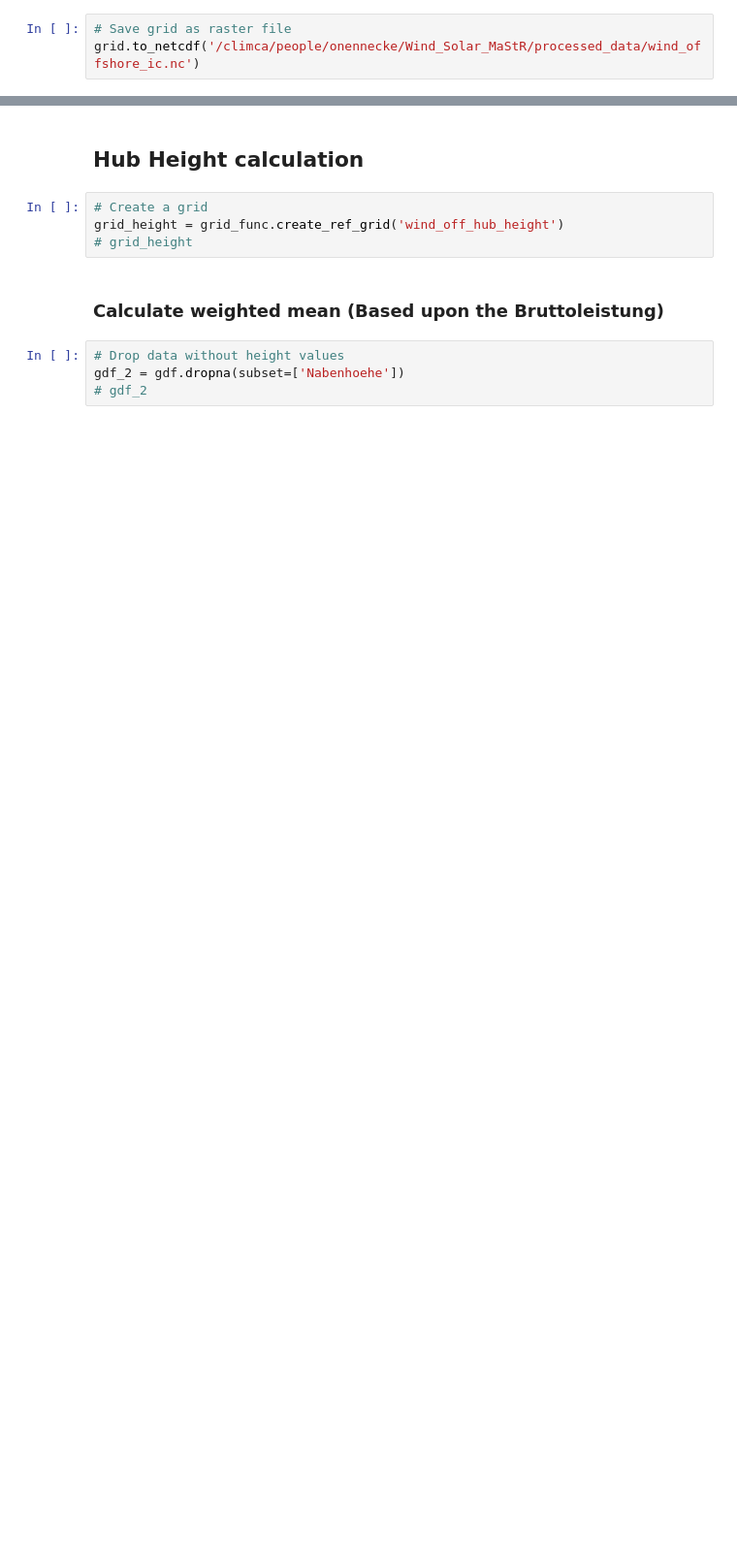
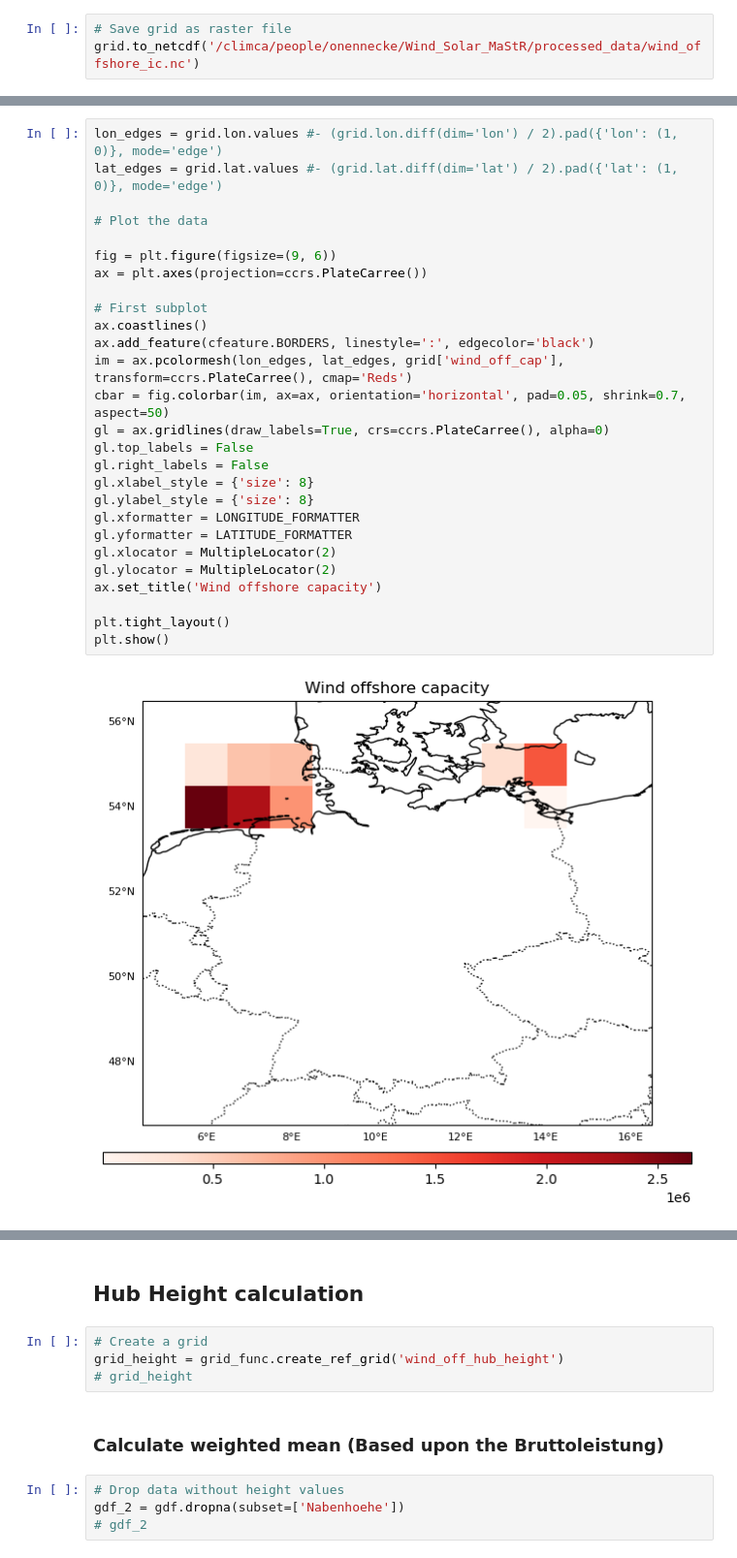
Before and after one commit to O-Nennecke/RL_2026_paper, a Jupyter notebook: SEM_Preparation/capacity_data_wind_offshore.ipynb, the cells around one changed output, grey strips where cells are left out. Shown at 97% size. Drawn from its saved outputs; the diff is of its cells as text; blank space fills up the shorter version.

```diff
--- a/SEM_Preparation/capacity_data_wind_offshore.ipynb
+++ b/SEM_Preparation/capacity_data_wind_offshore.ipynb
@@ -185 +238,30 @@ Attributes:
+# %%
+lon_edges = grid.lon.values #- (grid.lon.diff(dim='lon') / 2).pad({'lon': (1, 0)}, mode='edge')
+lat_edges = grid.lat.values #- (grid.lat.diff(dim='lat') / 2).pad({'lat': (1, 0)}, mode='edge')
+
+# Plot the data
+
+fig = plt.figure(figsize=(9, 6))
+ax = plt.axes(projection=ccrs.PlateCarree())
+
+# First subplot
+ax.coastlines()
+ax.add_feature(cfeature.BORDERS, linestyle=':', edgecolor='black')
+im = ax.pcolormesh(lon_edges, lat_edges, grid['wind_off_cap'], transform=ccrs.PlateCarree(), cmap='Reds')
+cbar = fig.colorbar(im, ax=ax, orientation='horizontal', pad=0.05, shrink=0.7, aspect=50)
+gl = ax.gridlines(draw_labels=True, crs=ccrs.PlateCarree(), alpha=0)
+gl.top_labels = False
+gl.right_labels = False
+gl.xlabel_style = {'size': 8}
+gl.ylabel_style = {'size': 8}
+gl.xformatter = LONGITUDE_FORMATTER
+gl.yformatter = LATITUDE_FORMATTER
+gl.xlocator = MultipleLocator(2)
+gl.ylocator = MultipleLocator(2)
+ax.set_title('Wind offshore capacity')
+
+plt.tight_layout()
+plt.show()
+# %% [output]
+[figure, added]
 # %%
```
Also changed, not shown: parts of 12 cells of this notebook, 16 other files.
